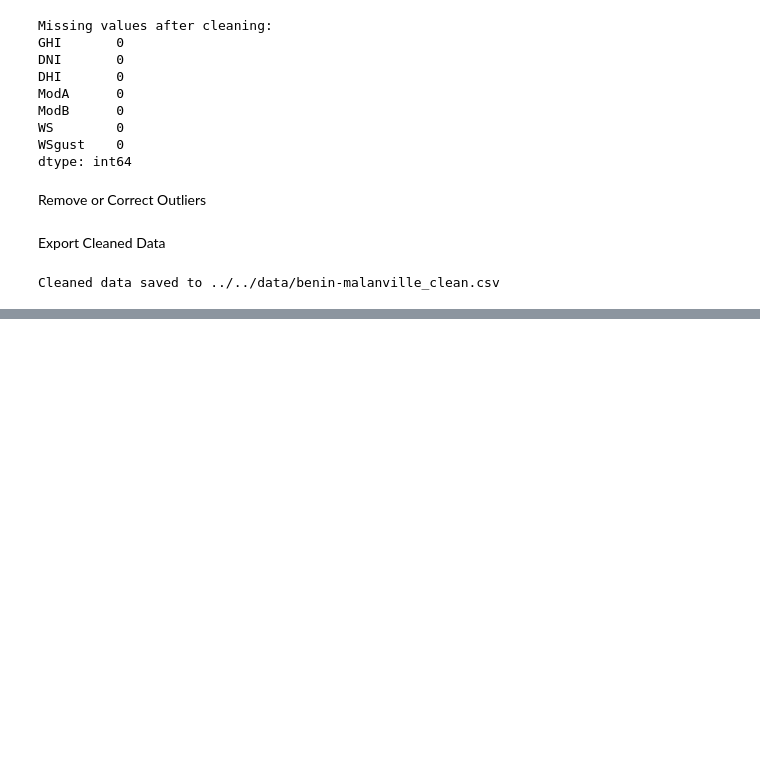
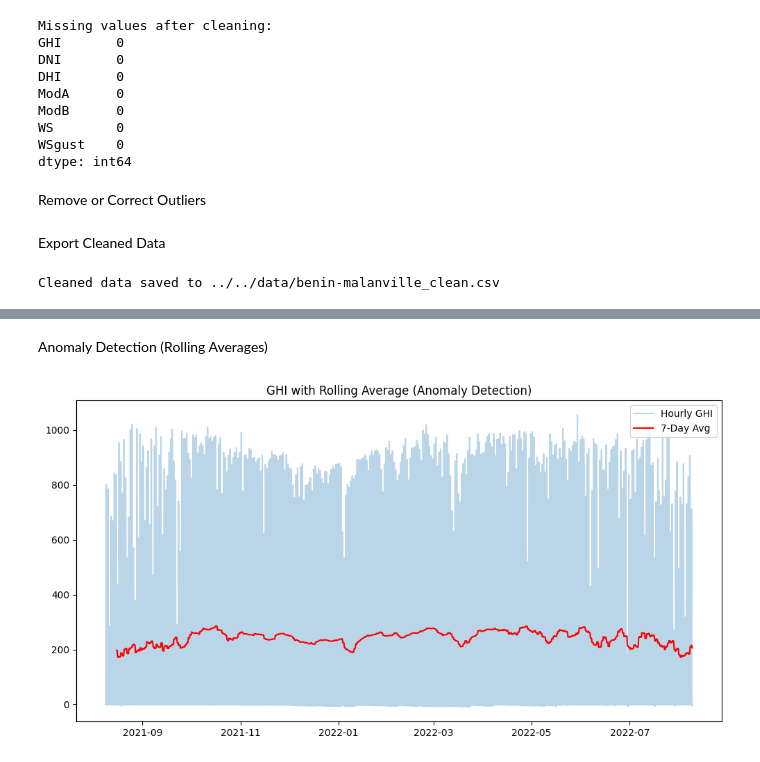
Before and after one commit to Getaye-Biaznlgn/solar-challenge-week1, a Jupyter notebook: src/notebooks/benin_eda.ipynb, the cells around one changed output, grey strips where cells are left out. Saved outputs shown, nothing was run; the diff lists cells and outputs as text; code cells hidden in the pictures; blank space fills up the shorter version.

```diff
--- a/src/notebooks/benin_eda.ipynb
+++ b/src/notebooks/benin_eda.ipynb
@@ -168,0 +221,15 @@ Cleaned data saved to ../../data/benin-malanville_clean.csv
+# %% [markdown]
+Anomaly Detection (Rolling Averages)
+# %%
+# 7-day rolling average for GHI
+df_hourly['GHI_7day_avg'] = df_hourly['GHI'].rolling(window=7*24).mean()
+
+# Plot anomalies (e.g., dips due to dust storms)
+plt.figure(figsize=(12, 6))
+plt.plot(df_hourly.index, df_hourly['GHI'], label='Hourly GHI', alpha=0.3)
+plt.plot(df_hourly.index, df_hourly['GHI_7day_avg'], label='7-Day Avg', color='red')
+plt.title('GHI with Rolling Average (Anomaly Detection)')
+plt.legend()
+plt.show()
+# %% [output]
+[figure, added]
```
Also changed, not shown: parts of 7 cells of this notebook.
